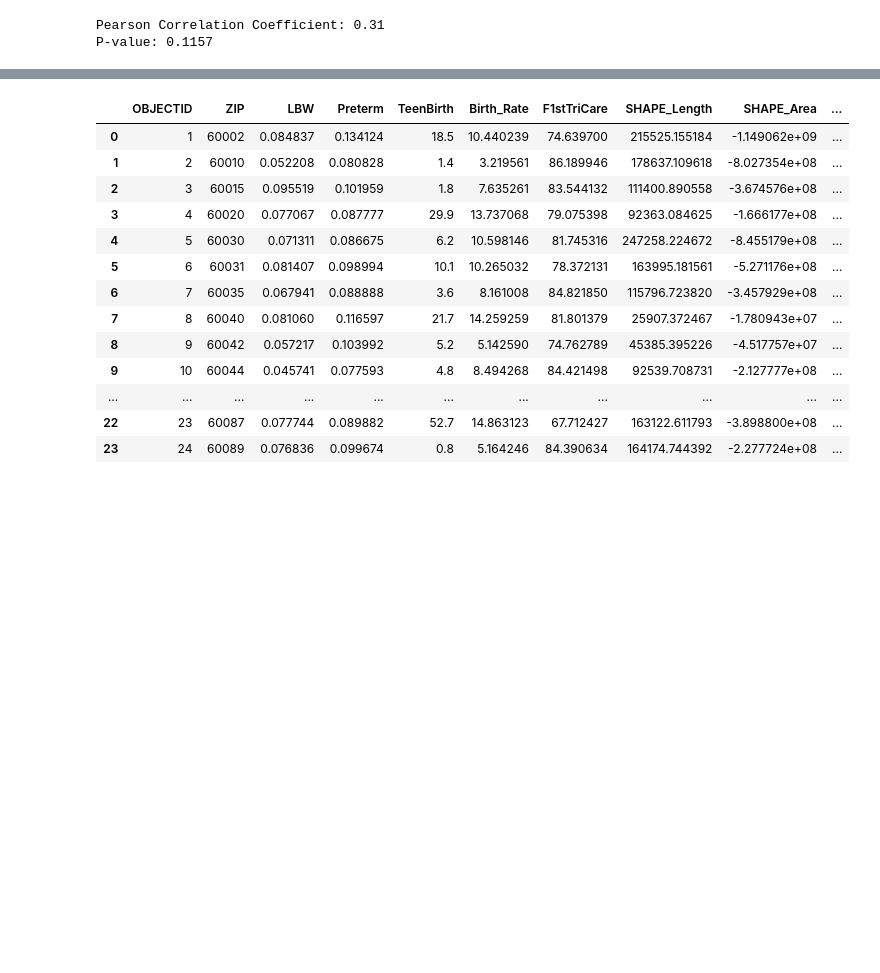
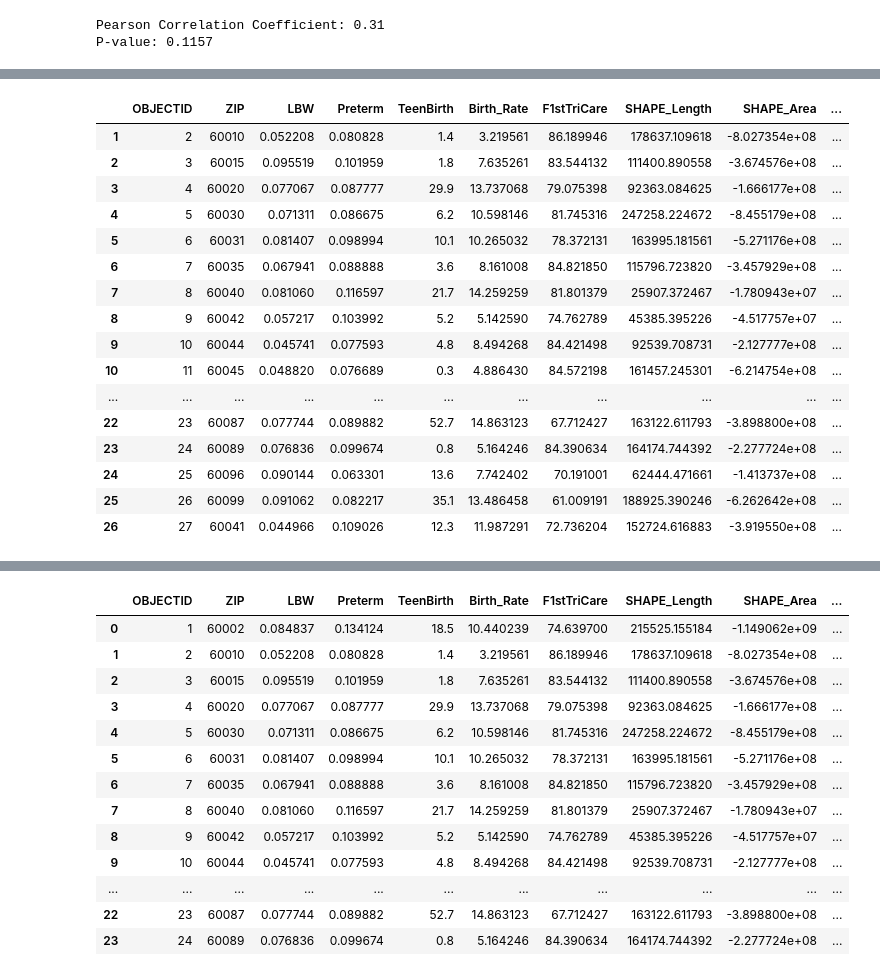
Before and after one commit to malh718/datasci_3_eda, a Jupyter notebook: HHA507HW3.ipynb, the cells around one changed output, grey strips where cells are left out. Cells and saved outputs as stored; diff of their text form; code cells hidden in the pictures; blank space fills up the shorter version.

```diff
--- a/HHA507HW3.ipynb
+++ b/HHA507HW3.ipynb
@@ -417,3 +452,24 @@ percentile75 = df['Preterm'].quantile(0.75)
+# %%
+df_f = df[~((df.Preterm<(percentile25-1.5*iqr)) | (df.Preterm>(percentile75+1.5*iqr)))]
+df_f
+# %% [output]
+|  | OBJECTID | ZIP | LBW | Preterm | TeenBirth | Birth_Rate | F1stTriCare | SHAPE_Length | SHAPE_Area | ... |
+| 1 | 2 | 60010 | 0.052208 | 0.080828 | 1.4 | 3.219561 | 86.189946 | 178637.109618 | -8.027354e+08 | ... |
+| 2 | 3 | 60015 | 0.095519 | 0.101959 | 1.8 | 7.635261 | 83.544132 | 111400.890558 | -3.674576e+08 | ... |
+| 3 | 4 | 60020 | 0.077067 | 0.087777 | 29.9 | 13.737068 | 79.075398 | 92363.084625 | -1.666177e+08 | ... |
+| 4 | 5 | 60030 | 0.071311 | 0.086675 | 6.2 | 10.598146 | 81.745316 | 247258.224672 | -8.455179e+08 | ... |
+| 5 | 6 | 60031 | 0.081407 | 0.098994 | 10.1 | 10.265032 | 78.372131 | 163995.181561 | -5.271176e+08 | ... |
+| 6 | 7 | 60035 | 0.067941 | 0.088888 | 3.6 | 8.161008 | 84.821850 | 115796.723820 | -3.457929e+08 | ... |
+| 7 | 8 | 60040 | 0.081060 | 0.116597 | 21.7 | 14.259259 | 81.801379 | 25907.372467 | -1.780943e+07 | ... |
+| 8 | 9 | 60042 | 0.057217 | 0.103992 | 5.2 | 5.142590 | 74.762789 | 45385.395226 | -4.517757e+07 | ... |
+| 9 | 10 | 60044 | 0.045741 | 0.077593 | 4.8 | 8.494268 | 84.421498 | 92539.708731 | -2.127777e+08 | ... |
+| 10 | 11 | 60045 | 0.048820 | 0.076689 | 0.3 | 4.886430 | 84.572198 | 161457.245301 | -6.214754e+08 | ... |
+| ... | ... | ... | ... | ... | ... | ... | ... | ... | ... | ... |
+| 22 | 23 | 60087 | 0.077744 | 0.089882 | 52.7 | 14.863123 | 67.712427 | 163122.611793 | -3.898800e+08 | ... |
+| 23 | 24 | 60089 | 0.076836 | 0.099674 | 0.8 | 5.164246 | 84.390634 | 164174.744392 | -2.277724e+08 | ... |
+| 24 | 25 | 60096 | 0.090144 | 0.063301 | 13.6 | 7.742402 | 70.191001 | 62444.471661 | -1.413737e+08 | ... |
+| 25 | 26 | 60099 | 0.091062 | 0.082217 | 35.1 | 13.486458 | 61.009191 | 188925.390246 | -6.262642e+08 | ... |
+| 26 | 27 | 60041 | 0.044966 | 0.109026 | 12.3 | 11.987291 | 72.736204 | 152724.616883 | -3.919550e+08 | ... |
 # %%
 Q1 = df.Preterm.quantile(0.25)
 Q3 = df.Preterm.quantile(0.75)
```
Also changed, not shown: parts of 15 cells of this notebook.
